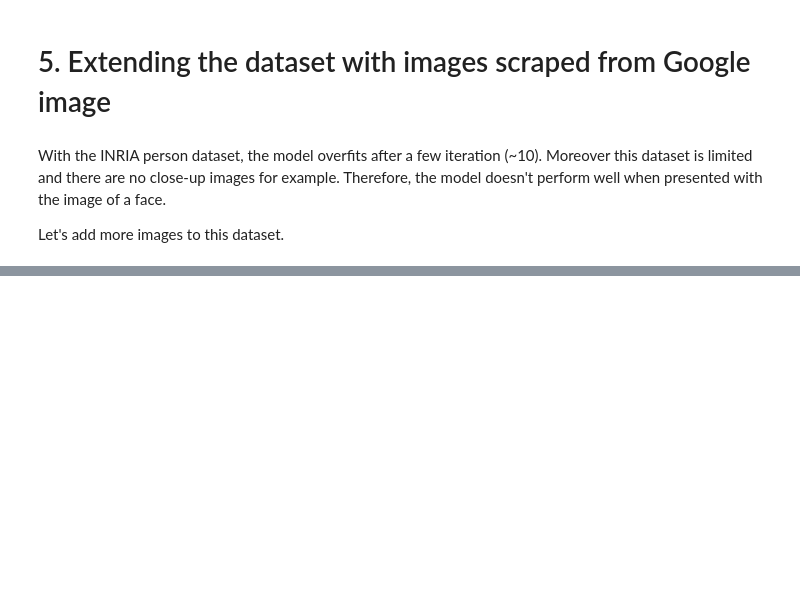
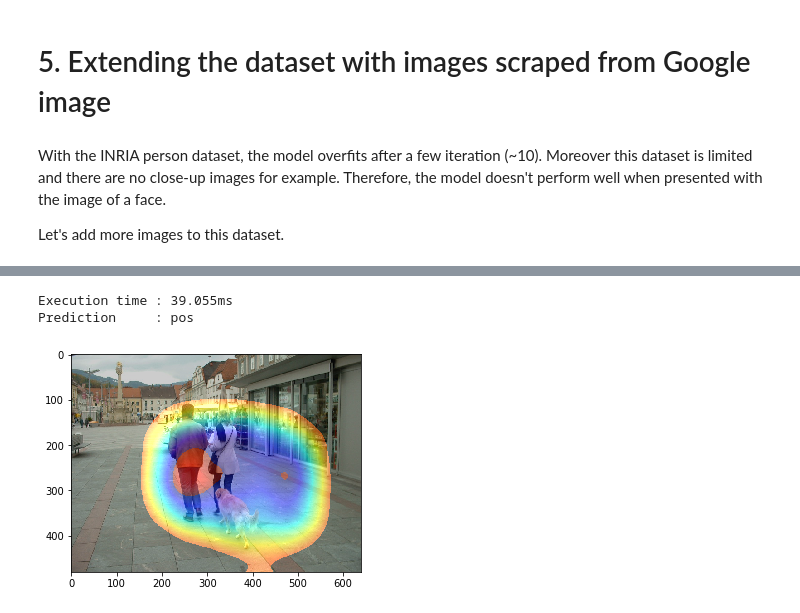
Before and after one commit to SelimChraibi/real-time-human-detection, a Jupyter notebook: demo.ipynb, the cells around one changed output, grey strips where cells are left out. Saved outputs shown, nothing was run; the diff lists cells and outputs as text; code cells hidden in the pictures; blank space fills up the shorter version.

```diff
--- a/demo.ipynb
+++ b/demo.ipynb
@@ -297,0 +364,6 @@ clf.fit(data_gi, epochs=100, batch_size=64, augmentation=True, verbose=1)
+# %%
+cam(clf)
+# %% [output]
+Execution time : 39.055ms
+Prediction     : pos
+[figure, added]
```
Also changed, not shown: parts of 38 cells of this notebook, 4 other files.
